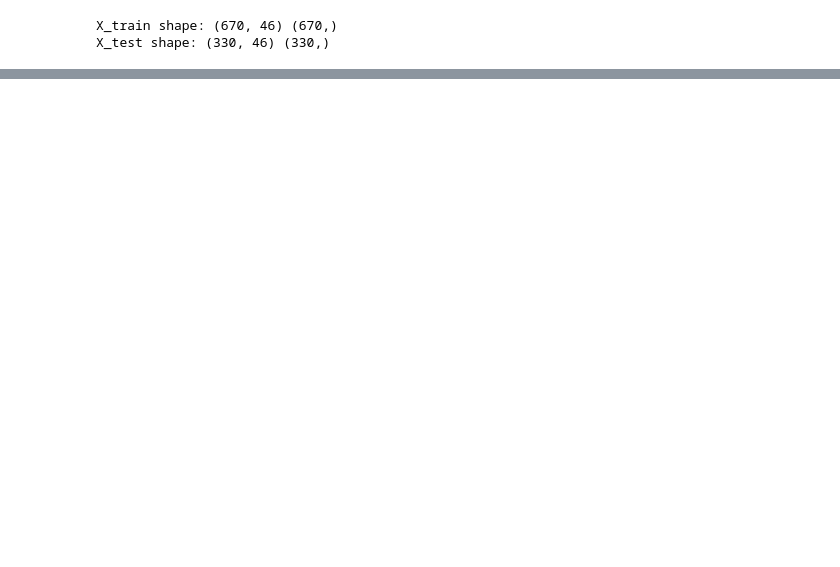
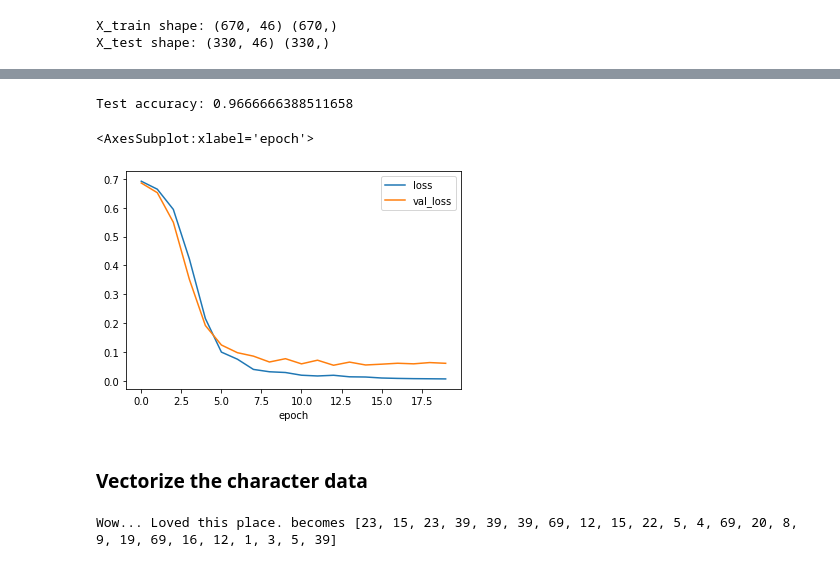
Before and after one commit to polinabee/text-classification, a Jupyter notebook: text-class-2.ipynb, the cells around one changed output, grey strips where cells are left out. Cells and saved outputs as stored; diff of their text form; code cells hidden in the pictures; blank space fills up the shorter version.

Commit message:
adding cnn character-wise model

```diff
--- a/text-class-2.ipynb
+++ b/text-class-2.ipynb
@@ -187,0 +246,12 @@ lstm_scores_df[['loss','val_loss']].plot()
+# %%
+scores = cnn_model.evaluate(X_test, y_test, verbose=0)
+print('Test accuracy:', scores[1])
+# %% [output]
+Test accuracy: 0.9666666388511658
+# %%
+cnn_scores_df = pd.read_csv("cnn.csv")
+cnn_scores_df.set_index('epoch', inplace=True)
+cnn_scores_df[['loss','val_loss']].plot()
+# %% [output]
+<AxesSubplot:xlabel='epoch'>
+[figure, added]
@@ -187,0 +263,2 @@ lstm_scores_df[['loss','val_loss']].plot()
+# %% [markdown]
+### Vectorize the character data
@@ -187,0 +293,11 @@ lstm_scores_df[['loss','val_loss']].plot()
+# %%
+# transform reviews into character encodings:
+
+posts = positive_posts + negative_posts
+tk = char_tokenizer(posts)
+vocab_size = len(tk.word_index)
+pos_seqs = tk.texts_to_sequences(positive_posts)
+neg_seqs = tk.texts_to_sequences(negative_posts)
+print(f'{positive_posts[0]} becomes {pos_seqs[0]}')
+# %% [output]
+Wow... Loved this place. becomes [23, 15, 23, 39, 39, 39, 69, 12, 15, 22, 5, 4, 69, 20, 8, 9, 19, 69, 16, 12, 1, 3, 5, 39]
```
Also changed, not shown: parts of 19 cells of this notebook, 1 other file.
